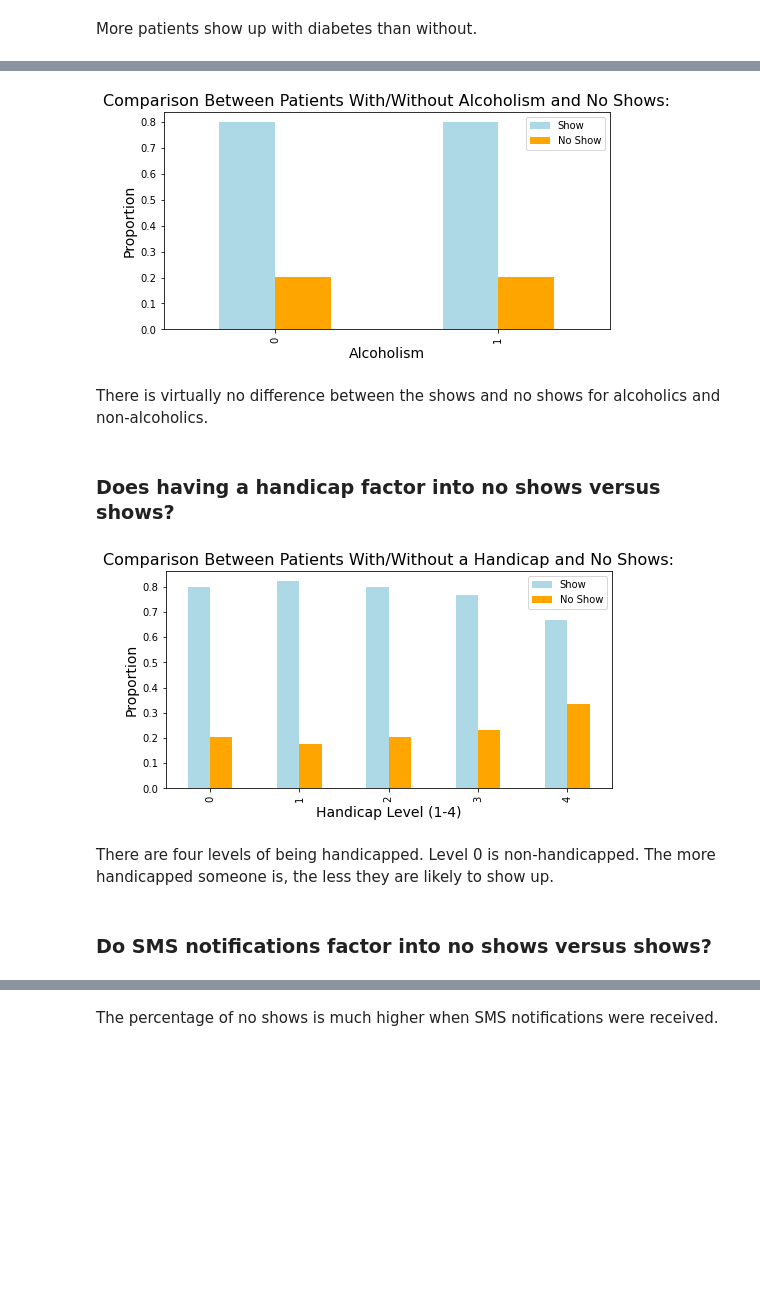
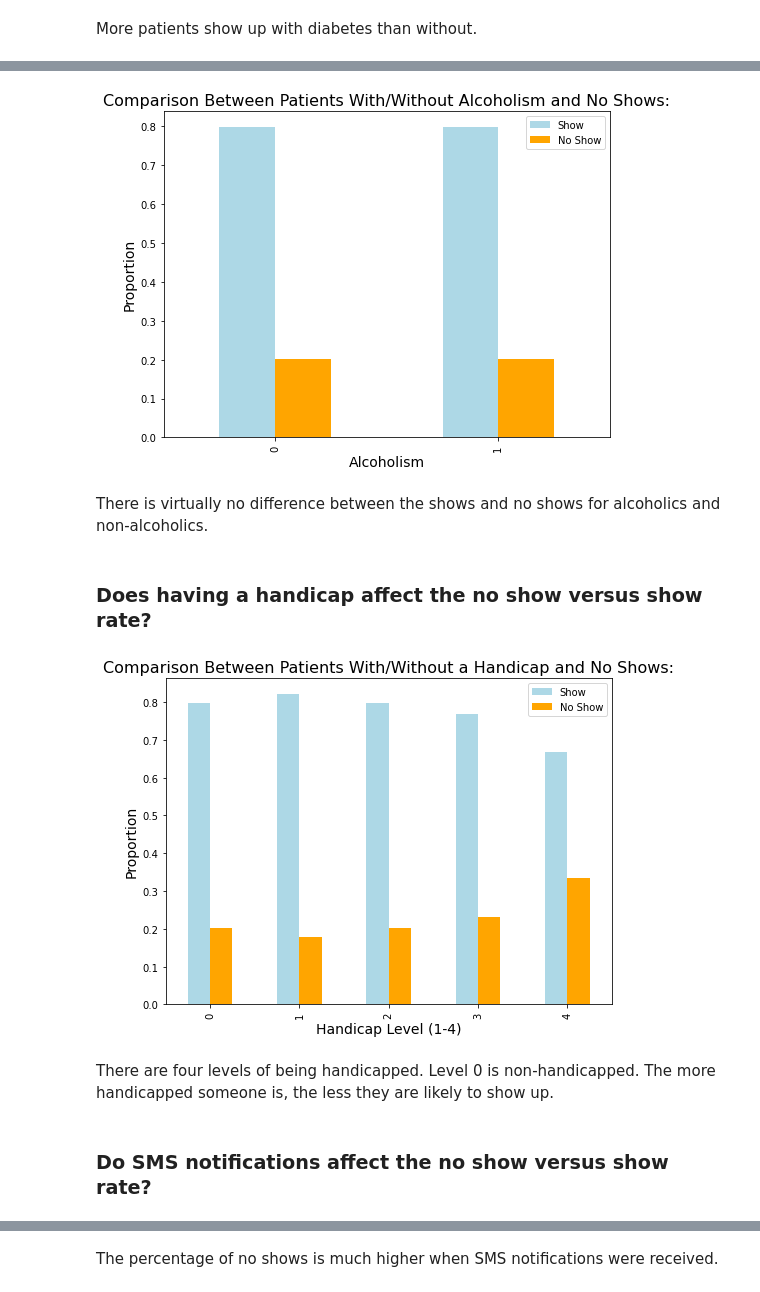
Before and after one commit to misterpsmith/wgu-c749, a Jupyter notebook: investigate-a-dataset/investigate-a-dataset.ipynb, the cells around one changed output, grey strips where cells are left out. Cells and saved outputs as stored; diff of their text form; code cells hidden in the pictures; blank space fills up the shorter version.

```diff
--- a/investigate-a-dataset/investigate-a-dataset.ipynb
+++ b/investigate-a-dataset/investigate-a-dataset.ipynb
@@ -587,43 +574,21 @@ More patients show up with diabetes than without.
 # %%
-# See relation between patients with/without alcoholism and no shows.
-appointments_df.groupby('alcoholism')[['show', 'not_show']].mean().plot(kind='bar',
-                                                    figsize=(8,4),
-                                                    color=['lightblue','orange'])
-
-# Set options.
-plot.xlabel('Alcoholism', fontsize=14)
-plot.ylabel('Proportion', fontsize=14)
-plot.title('Comparison Between Patients With/Without Alcoholism and No Shows:',
-          fontsize=16)
-plot.legend(['Show', 'No Show'])
-
-# Display the chart.
-plot.show()
+# Comparision between patients with/without alcoholism and no shows.
+bar_chart(appointments_df, 'alcoholism', 'Alcoholism',
+          'Comparison Between Patients With/Without Alcoholism and No Shows:', (8,6))
 # %% [output]
-[figure, old version]
+[figure, new version]
 # %% [markdown]
 There is virtually no difference between the shows and no shows for alcoholics and non-alcoholics.
 # %% [markdown]
-### Does having a handicap factor into no shows versus shows?
+### Does having a handicap affect the no show versus show rate?
 # %%
-# See relation between patients with/without a handicap and no shows.
-appointments_df.groupby('handicap')[['show', 'not_show']].mean().plot(kind='bar',
-                                                    figsize=(8,4),
-                                                    color=['lightblue','orange'])
-
-# Set options.
-plot.xlabel('Handicap Level (1-4)', fontsize=14)
-plot.ylabel('Proportion', fontsize=14)
-plot.title('Comparison Between Patients With/Without a Handicap and No Shows:',
-          fontsize=16)
-plot.legend(['Show', 'No Show'])
-
-# Display the chart.
-plot.show()
+# Comparision between patients with/without a handicap and no shows.
+bar_chart(appointments_df, 'handicap', 'Handicap Level (1-4)',
+          'Comparison Between Patients With/Without a Handicap and No Shows:', (8,6))
 # %% [output]
-[figure, old version]
+[figure, new version]
 # %% [markdown]
 There are four levels of being handicapped.  Level 0 is non-handicapped. The more handicapped someone is, the less they are likely to show up.
 # %% [markdown]
-### Do SMS notifications factor into no shows versus shows?
+### Do SMS notifications affect the no show versus show rate?
 # %%
```
Also changed, not shown: parts of 39 cells of this notebook, 2 other files.
